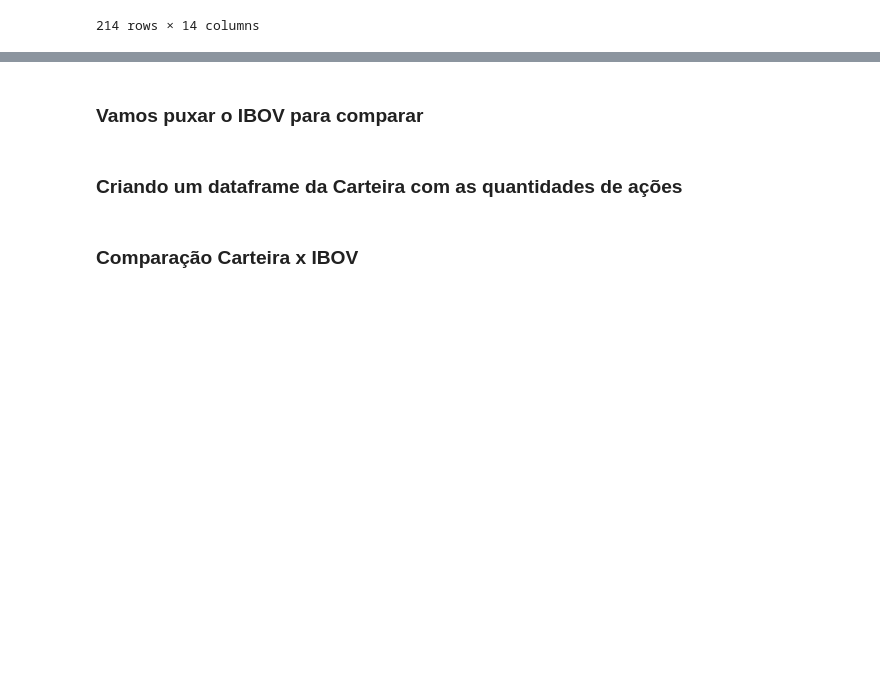
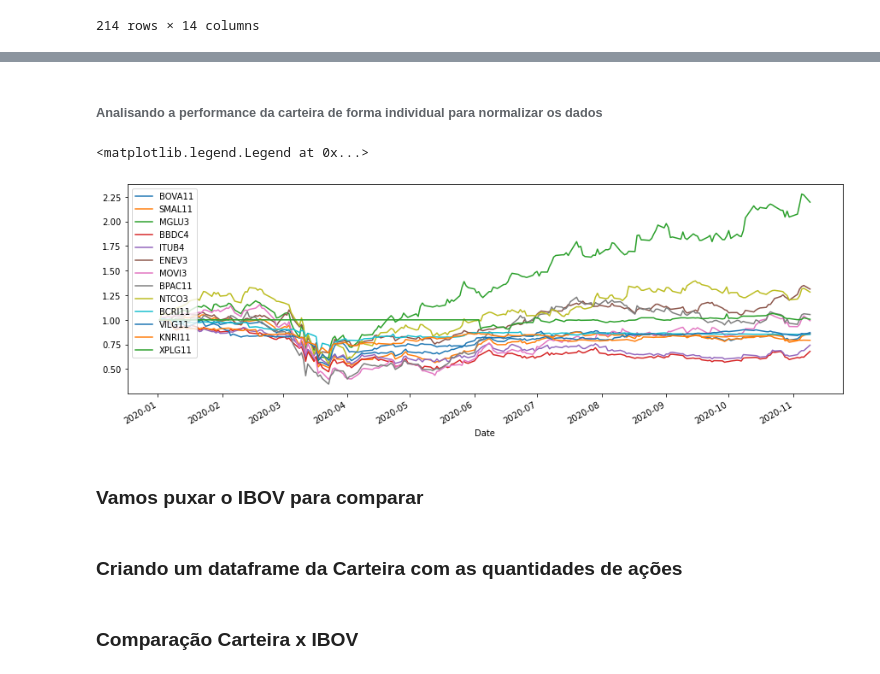
Before and after one commit to gsoaresdz/wallet, a Jupyter notebook: main.ipynb, the cells around one changed output, grey strips where cells are left out. Saved outputs shown, nothing was run; the diff lists cells and outputs as text; code cells hidden in the pictures; blank space fills up the shorter version.

```diff
--- a/main.ipynb
+++ b/main.ipynb
@@ -63,0 +82,9 @@ display(cotacoes_carteira)
+# %%
+df_media = cotacoes_carteira.mean()
+# cotacoes_carteira = cotacoes_carteira.fillna(df_media)
+cotacoes_carteira = cotacoes_carteira.ffill()
+
+#remover o ativo que não tem cotação
+cotacoes_carteira = cotacoes_carteira.dropna(axis=1)
+
+display(cotacoes_carteira)
@@ -64,3 +106,12 @@ display(cotacoes_carteira)
+# %% [markdown]
+###### Analisando a performance da carteira de forma individual para normalizar os dados
+# %%
+carteira_norm = cotacoes_carteira / cotacoes_carteira.iloc[0]
+carteira_norm.plot(figsize=(15,5))
+plt.legend(loc='upper left')
+# %% [output]
+<matplotlib.legend.Legend at 0x...>
+[figure, added]
 # %% [markdown]
 ### Vamos puxar o IBOV para comparar
 # %% [markdown]
```
Also changed, not shown: parts of 6 cells of this notebook.
